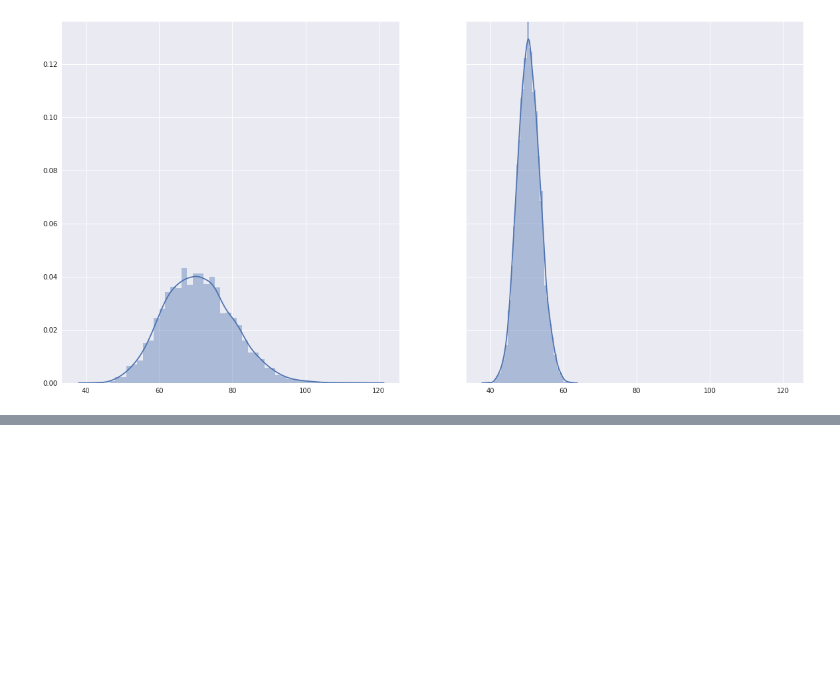
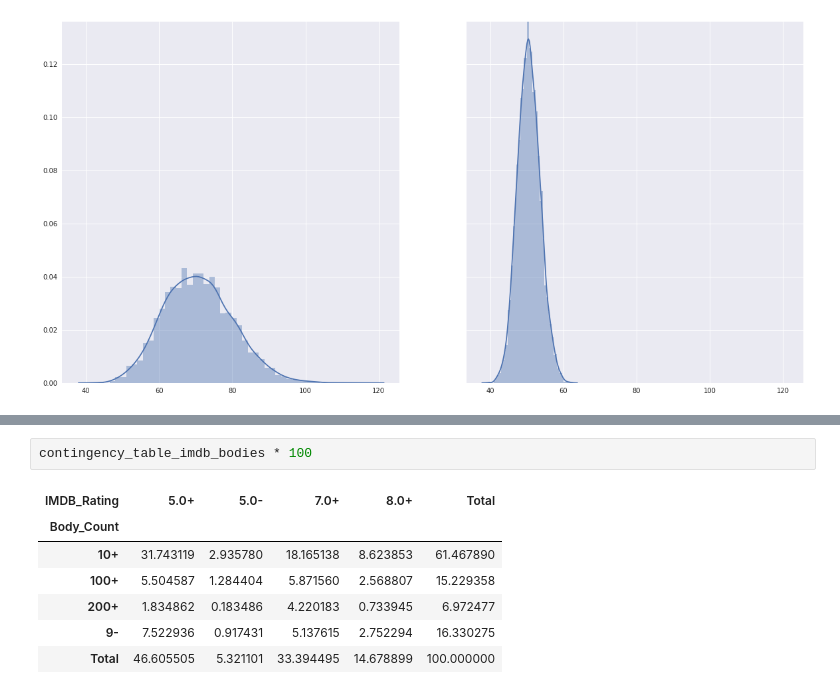
Before and after one commit to Euphe/data_analysis_project, a Jupyter notebook: HW_Mirkin.ipynb, the cells around one changed output, grey strips where cells are left out. Saved outputs shown, nothing was run; the diff lists cells and outputs as text; blank space fills up the shorter version.

```diff
--- a/HW_Mirkin.ipynb
+++ b/HW_Mirkin.ipynb
@@ -169,0 +218,10 @@ sns.distplot(bootstrap_means(cluster_1.Body_Count), ax=axes[1])
+# %%
+contingency_table_imdb_bodies * 100
+# %% [output]
+| IMDB_Rating | 5.0+ | 5.0- | 7.0+ | 8.0+ | Total |
+| Body_Count |  |  |  |  |  |
+| 10+ | 31.743119 | 2.935780 | 18.165138 | 8.623853 | 61.467890 |
+| 100+ | 5.504587 | 1.284404 | 5.871560 | 2.568807 | 15.229358 |
+| 200+ | 1.834862 | 0.183486 | 4.220183 | 0.733945 | 6.972477 |
+| 9- | 7.522936 | 0.917431 | 5.137615 | 2.752294 | 16.330275 |
+| Total | 46.605505 | 5.321101 | 33.394495 | 14.678899 | 100.000000 |
```
Also changed, not shown: parts of 5 cells of this notebook.
